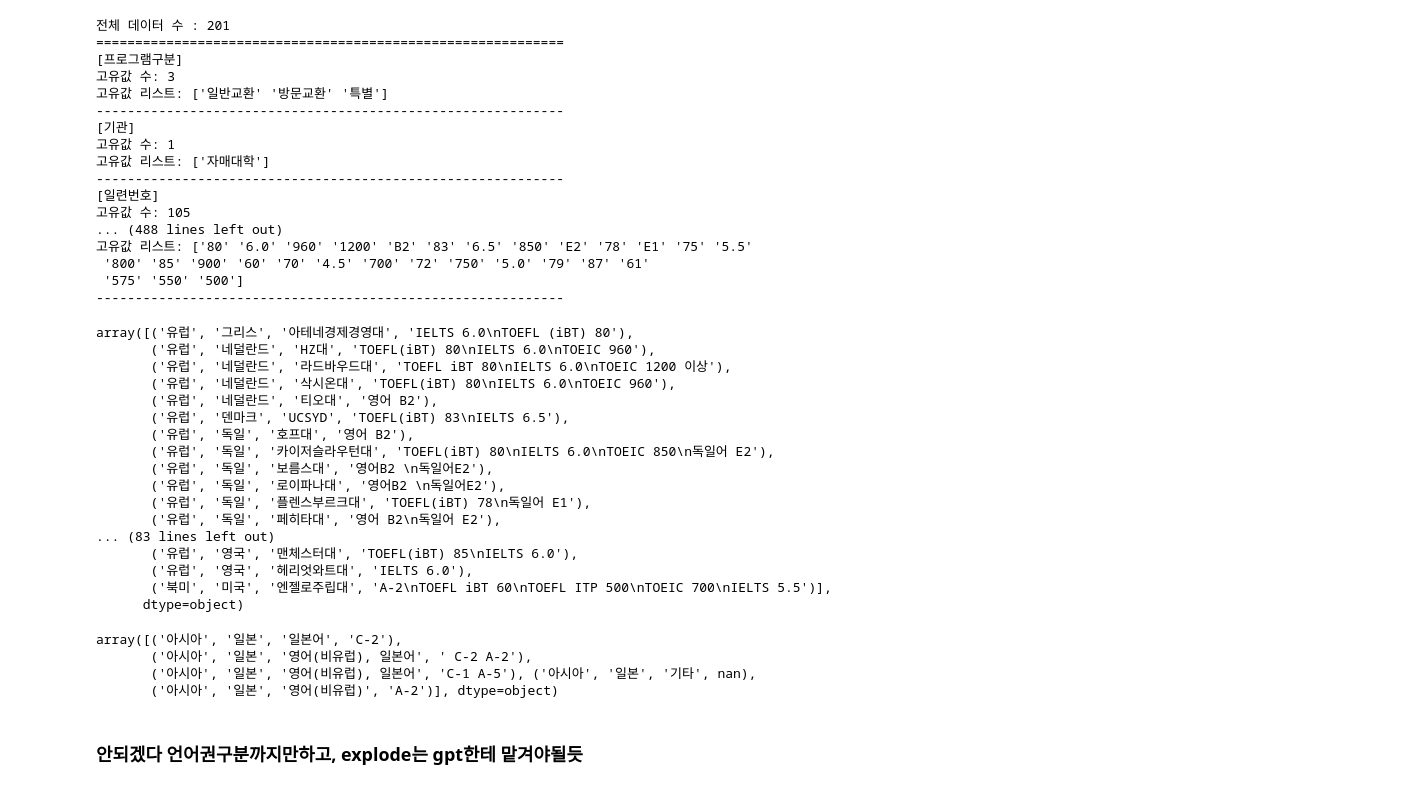
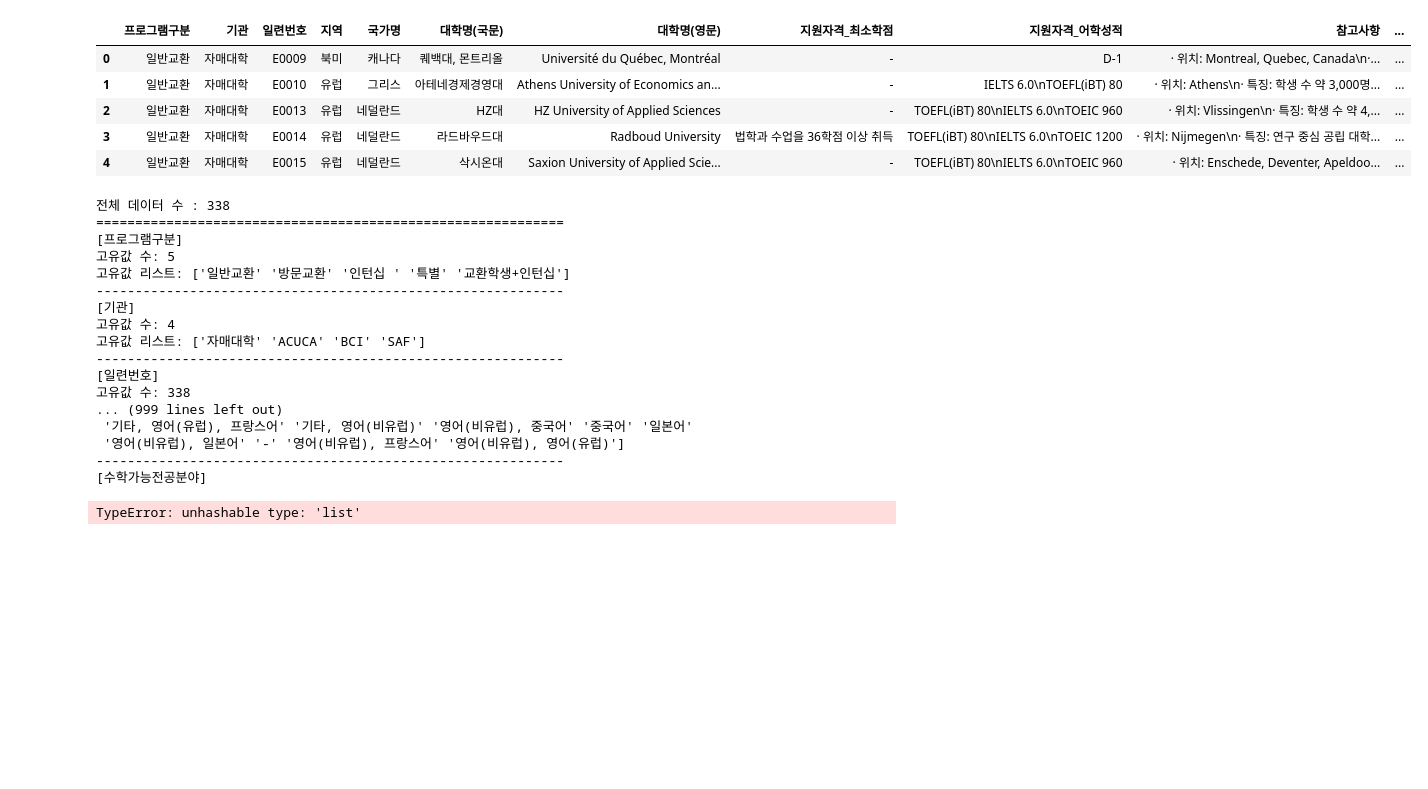
Before and after one commit to yujimin413/exchange-data-prep, a Jupyter notebook: school_info_v1.ipynb, the cells around one changed output. Drawn from its saved outputs; the diff is of its cells as text; code cells hidden in the pictures; blank space fills up the shorter version.

```diff
--- a/school_info_v1.ipynb
+++ b/school_info_v1.ipynb
@@ -397,47 +544,37 @@ array([('유럽', '네덜란드', 'HZ대', 'TOEFL 80\nIELTS 6.0\nTOEIC 960'),
+# %%
+df_copy.head()
+# %% [output]
+|  | 프로그램구분 | 기관 | 일련번호 | 지역 | 국가명 | 대학명(국문) | 대학명(영문) | 지원자격_최소학점 | 지원자격_어학성적 | 참고사항 | ... |
+| 0 | 일반교환 | 자매대학 | E0009 | 북미 | 캐나다 | 퀘백대, 몬트리올 | Université du Québec, Montréal | - | D-1 | · 위치: Montreal, Quebec, Canada\n·... | ... |
+| 1 | 일반교환 | 자매대학 | E0010 | 유럽 | 그리스 | 아테네경제경영대 | Athens University of Economics an... | - | IELTS 6.0\nTOEFL(iBT) 80 | · 위치: Athens\n· 특징: 학생 수 약 3,000명... | ... |
+| 2 | 일반교환 | 자매대학 | E0013 | 유럽 | 네덜란드 | HZ대 | HZ University of Applied Sciences | - | TOEFL(iBT) 80\nIELTS 6.0\nTOEIC 960 | · 위치: Vlissingen\n· 특징: 학생 수 약 4,... | ... |
+| 3 | 일반교환 | 자매대학 | E0014 | 유럽 | 네덜란드 | 라드바우드대 | Radboud University | 법학과 수업을 36학점 이상 취득 | TOEFL(iBT) 80\nIELTS 6.0\nTOEIC 1200 | · 위치: Nijmegen\n· 특징: 연구 중심 공립 대학... | ... |
+| 4 | 일반교환 | 자매대학 | E0015 | 유럽 | 네덜란드 | 삭시온대 | Saxion University of Applied Scie... | - | TOEFL(iBT) 80\nIELTS 6.0\nTOEIC 960 | · 위치: Enschede, Deventer, Apeldoo... | ... |
 # %%
-print(f"전체 데이터 수 : {df.shape[0]}") # 컬럼행 제외, 실제 데이터 수
+print(f"전체 데이터 수 : {df_copy.shape[0]}") # 컬럼행 제외, 실제 데이터 수
 print("=" * 60)
-for col in df.columns:
+for col in df_copy.columns:
     print(f"[{col}]")
-    print(f"고유값 수: {df[col].nunique()}")
-    # print(f"고유값 리스트: {df[col].unique()[:10]}")  # 너무 많으면 10개만
-    print(f"고유값 리스트: {df[col].unique()}") # 전체 표시
+    print(f"고유값 수: {df_copy[col].nunique()}")
+    # print(f"고유값 리스트: {df_copy[col].unique()[:10]}")  # 너무 많으면 10개만
+    print(f"고유값 리스트: {df_copy[col].unique()}") # 전체 표시
     print("-" * 60)
 # %% [output]
-전체 데이터 수 : 201
+전체 데이터 수 : 338
 ============================================================
 [프로그램구분]
-고유값 수: 3
-고유값 리스트: ['일반교환' '방문교환' '특별']
+고유값 수: 5
+고유값 리스트: ['일반교환' '방문교환' '인턴십 ' '특별' '교환학생+인턴십']
 ------------------------------------------------------------
 [기관]
-고유값 수: 1
-고유값 리스트: ['자매대학']
+고유값 수: 4
+고유값 리스트: ['자매대학' 'ACUCA' 'BCI' 'SAF']
 ------------------------------------------------------------
 [일련번호]
-고유값 수: 105
-... (488 lines left out)
-고유값 리스트: ['80' '6.0' '960' '1200' 'B2' '83' '6.5' '850' 'E2' '78' 'E1' '75' '5.5'
- '800' '85' '900' '60' '70' '4.5' '700' '72' '750' '5.0' '79' '87' '61'
- '575' '550' '500']
+고유값 수: 338
+... (999 lines left out)
+ '기타, 영어(유럽), 프랑스어' '기타, 영어(비유럽)' '영어(비유럽), 중국어' '중국어' '일본어'
+ '영어(비유럽), 일본어' '-' '영어(비유럽), 프랑스어' '영어(비유럽), 영어(유럽)']
 ------------------------------------------------------------
+[수학가능전공분야]
+TypeError: unhashable type: 'list'
-# %%
-df[['지역', '국가명', '대학명(국문)', '지원자격_어학성적']].apply(tuple, axis=1).unique()
-# %% [output]
-array([('유럽', '그리스', '아테네경제경영대', 'IELTS 6.0\nTOEFL (iBT) 80'),
-       ('유럽', '네덜란드', 'HZ대', 'TOEFL(iBT) 80\nIELTS 6.0\nTOEIC 960'),
-       ('유럽', '네덜란드', '라드바우드대', 'TOEFL iBT 80\nIELTS 6.0\nTOEIC 1200 이상'),
-       ('유럽', '네덜란드', '삭시온대', 'TOEFL(iBT) 80\nIELTS 6.0\nTOEIC 960'),
-       ('유럽', '네덜란드', '티오대', '영어 B2'),
-       ('유럽', '덴마크', 'UCSYD', 'TOEFL(iBT) 83\nIELTS 6.5'),
-       ('유럽', '독일', '호프대', '영어 B2'),
-       ('유럽', '독일', '카이저슬라우턴대', 'TOEFL(iBT) 80\nIELTS 6.0\nTOEIC 850\n독일어 E2'),
-       ('유럽', '독일', '보름스대', '영어B2 \n독일어E2'),
-       ('유럽', '독일', '로이파나대', '영어B2 \n독일어E2'),
-       ('유럽', '독일', '플렌스부르크대', 'TOEFL(iBT) 78\n독일어 E1'),
-       ('유럽', '독일', '페히타대', '영어 B2\n독일어 E2'),
-... (83 lines left out)
-       ('유럽', '영국', '맨체스터대', 'TOEFL(iBT) 85\nIELTS 6.0'),
-       ('유럽', '영국', '헤리엇와트대', 'IELTS 6.0'),
-       ('북미', '미국', '엔젤로주립대', 'A-2\nTOEFL iBT 60\nTOEFL ITP 500\nTOEIC 700\nIELTS 5.5')],
-      dtype=object)
@@ -569,9 +580,0 @@ df['언어권구분'] = df.apply(extract_language_zones_with_country, axis=1)
-# %%
-df[df['국가명']=='일본'][['지역', '국가명', '언어권구분', '지원자격_어학성적']].apply(tuple, axis=1).unique()
-# %% [output]
-array([('아시아', '일본', '일본어', 'C-2'),
-       ('아시아', '일본', '영어(비유럽), 일본어', ' C-2 A-2'),
-       ('아시아', '일본', '영어(비유럽), 일본어', 'C-1 A-5'), ('아시아', '일본', '기타', nan),
-       ('아시아', '일본', '영어(비유럽)', 'A-2')], dtype=object)
-# %% [markdown]
-### 안되겠다 언어권구분까지만하고, explode는 gpt한테 맡겨야될듯
```
Also changed, not shown: parts of 19 cells of this notebook, 3 other files.
